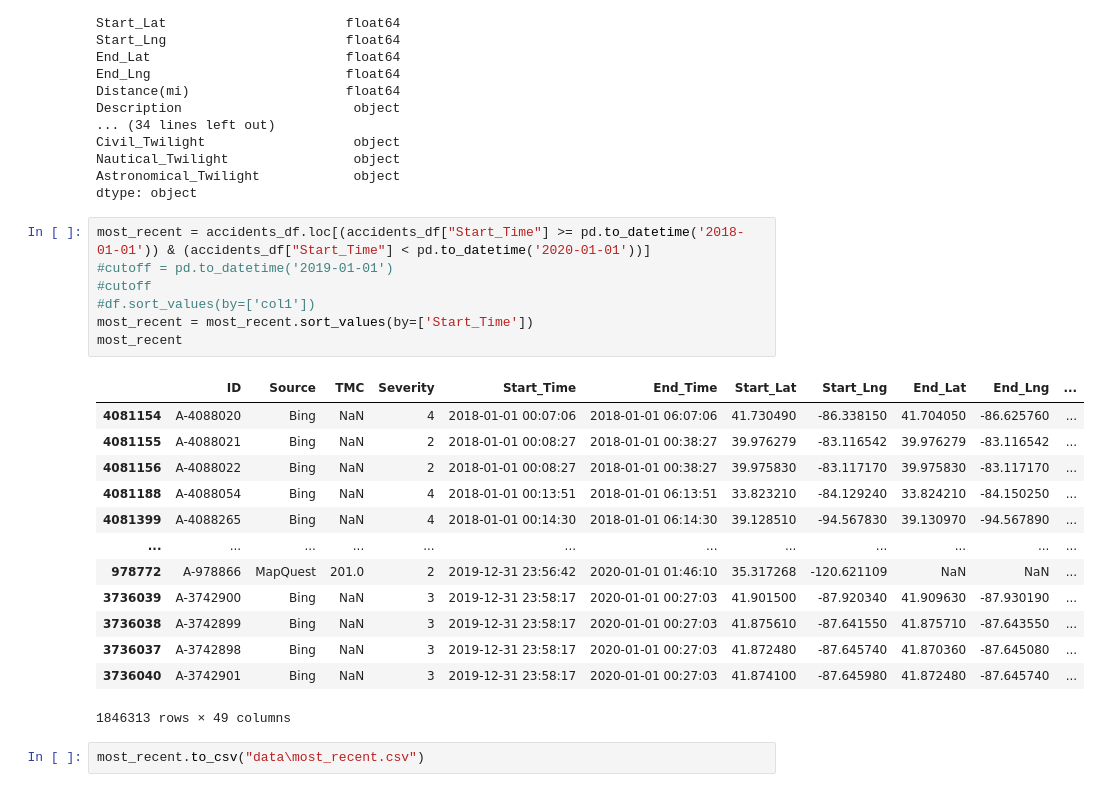
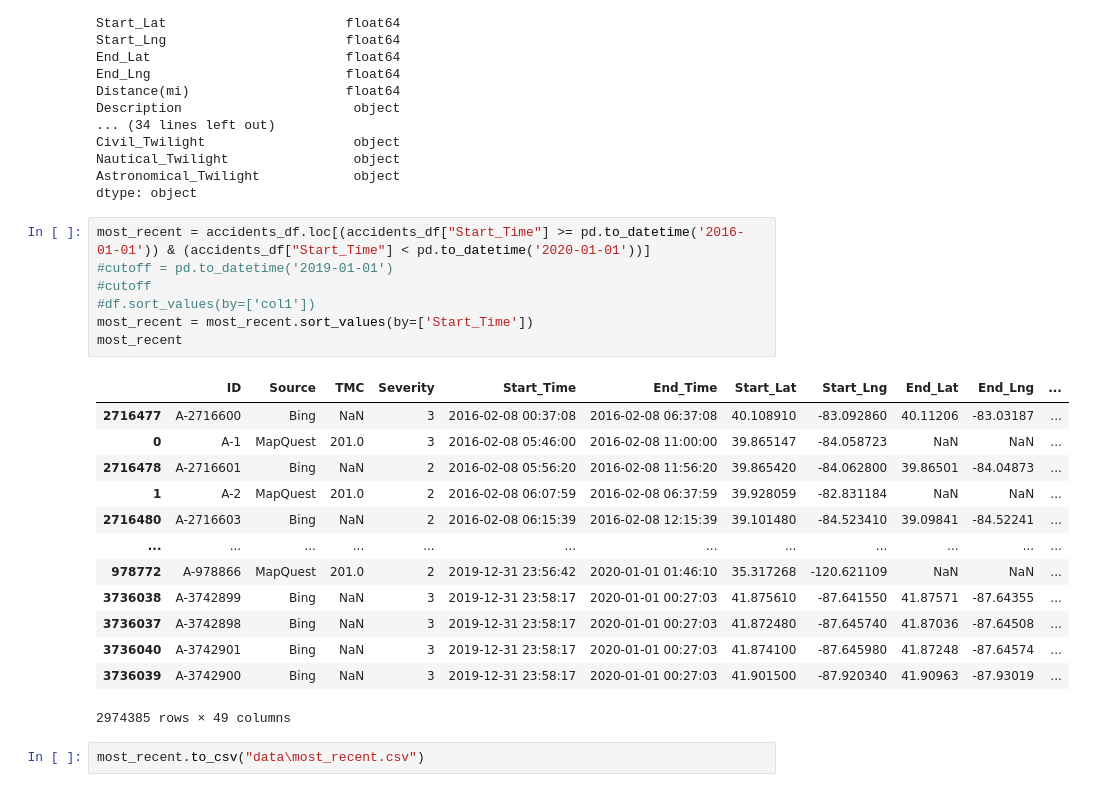
Before and after one commit to pulliam-chris/Project2, a Jupyter notebook: accidents.ipynb, the cells around one changed output. Cells and saved outputs as stored; diff of their text form.

```diff
--- a/accidents.ipynb
+++ b/accidents.ipynb
@@ -71,26 +71,26 @@ Nautical_Twilight                object
 Astronomical_Twilight            object
 dtype: object
 # %%
-most_recent = accidents_df.loc[(accidents_df["Start_Time"] >= pd.to_datetime('2018-01-01')) & (accidents_df["Start_Time"] < pd.to_datetime('2020-01-01'))]
+most_recent = accidents_df.loc[(accidents_df["Start_Time"] >= pd.to_datetime('2016-01-01')) & (accidents_df["Start_Time"] < pd.to_datetime('2020-01-01'))]
 #cutoff = pd.to_datetime('2019-01-01')
 #cutoff
 #df.sort_values(by=['col1'])
 most_recent = most_recent.sort_values(by=['Start_Time'])
 most_recent
 # %% [output]
 |  | ID | Source | TMC | Severity | Start_Time | End_Time | Start_Lat | Start_Lng | End_Lat | End_Lng | ... |
-| 4081154 | A-4088020 | Bing | NaN | 4 | 2018-01-01 00:07:06 | 2018-01-01 06:07:06 | 41.730490 | -86.338150 | 41.704050 | -86.625760 | ... |
-| 4081155 | A-4088021 | Bing | NaN | 2 | 2018-01-01 00:08:27 | 2018-01-01 00:38:27 | 39.976279 | -83.116542 | 39.976279 | -83.116542 | ... |
-| 4081156 | A-4088022 | Bing | NaN | 2 | 2018-01-01 00:08:27 | 2018-01-01 00:38:27 | 39.975830 | -83.117170 | 39.975830 | -83.117170 | ... |
-| 4081188 | A-4088054 | Bing | NaN | 4 | 2018-01-01 00:13:51 | 2018-01-01 06:13:51 | 33.823210 | -84.129240 | 33.824210 | -84.150250 | ... |
-| 4081399 | A-4088265 | Bing | NaN | 4 | 2018-01-01 00:14:30 | 2018-01-01 06:14:30 | 39.128510 | -94.567830 | 39.130970 | -94.567890 | ... |
+| 2716477 | A-2716600 | Bing | NaN | 3 | 2016-02-08 00:37:08 | 2016-02-08 06:37:08 | 40.108910 | -83.092860 | 40.11206 | -83.03187 | ... |
+| 0 | A-1 | MapQuest | 201.0 | 3 | 2016-02-08 05:46:00 | 2016-02-08 11:00:00 | 39.865147 | -84.058723 | NaN | NaN | ... |
+| 2716478 | A-2716601 | Bing | NaN | 2 | 2016-02-08 05:56:20 | 2016-02-08 11:56:20 | 39.865420 | -84.062800 | 39.86501 | -84.04873 | ... |
+| 1 | A-2 | MapQuest | 201.0 | 2 | 2016-02-08 06:07:59 | 2016-02-08 06:37:59 | 39.928059 | -82.831184 | NaN | NaN | ... |
+| 2716480 | A-2716603 | Bing | NaN | 2 | 2016-02-08 06:15:39 | 2016-02-08 12:15:39 | 39.101480 | -84.523410 | 39.09841 | -84.52241 | ... |
 | ... | ... | ... | ... | ... | ... | ... | ... | ... | ... | ... | ... |
 | 978772 | A-978866 | MapQuest | 201.0 | 2 | 2019-12-31 23:56:42 | 2020-01-01 01:46:10 | 35.317268 | -120.621109 | NaN | NaN | ... |
-| 3736039 | A-3742900 | Bing | NaN | 3 | 2019-12-31 23:58:17 | 2020-01-01 00:27:03 | 41.901500 | -87.920340 | 41.909630 | -87.930190 | ... |
-| 3736038 | A-3742899 | Bing | NaN | 3 | 2019-12-31 23:58:17 | 2020-01-01 00:27:03 | 41.875610 | -87.641550 | 41.875710 | -87.643550 | ... |
-| 3736037 | A-3742898 | Bing | NaN | 3 | 2019-12-31 23:58:17 | 2020-01-01 00:27:03 | 41.872480 | -87.645740 | 41.870360 | -87.645080 | ... |
-| 3736040 | A-3742901 | Bing | NaN | 3 | 2019-12-31 23:58:17 | 2020-01-01 00:27:03 | 41.874100 | -87.645980 | 41.872480 | -87.645740 | ... |
+| 3736038 | A-3742899 | Bing | NaN | 3 | 2019-12-31 23:58:17 | 2020-01-01 00:27:03 | 41.875610 | -87.641550 | 41.87571 | -87.64355 | ... |
+| 3736037 | A-3742898 | Bing | NaN | 3 | 2019-12-31 23:58:17 | 2020-01-01 00:27:03 | 41.872480 | -87.645740 | 41.87036 | -87.64508 | ... |
+| 3736040 | A-3742901 | Bing | NaN | 3 | 2019-12-31 23:58:17 | 2020-01-01 00:27:03 | 41.874100 | -87.645980 | 41.87248 | -87.64574 | ... |
+| 3736039 | A-3742900 | Bing | NaN | 3 | 2019-12-31 23:58:17 | 2020-01-01 00:27:03 | 41.901500 | -87.920340 | 41.90963 | -87.93019 | ... |
-1846313 rows × 49 columns
+2974385 rows × 49 columns
 # %%
 most_recent.to_csv("data\most_recent.csv")
 # %%
```
Also changed, not shown: parts of 7 cells of this notebook.
